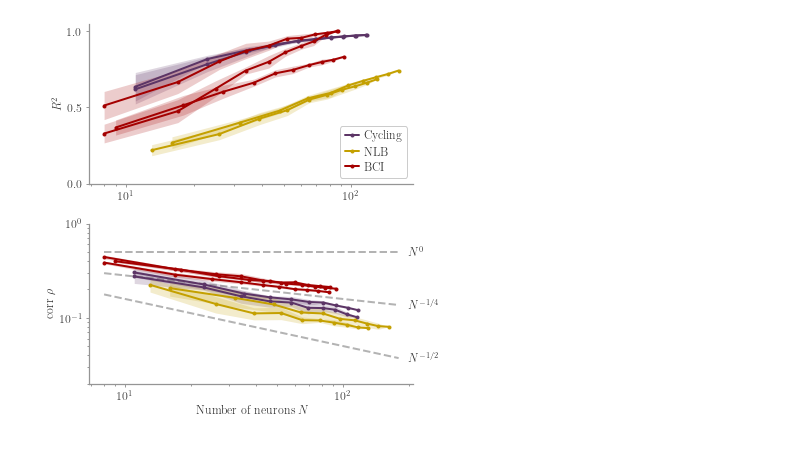
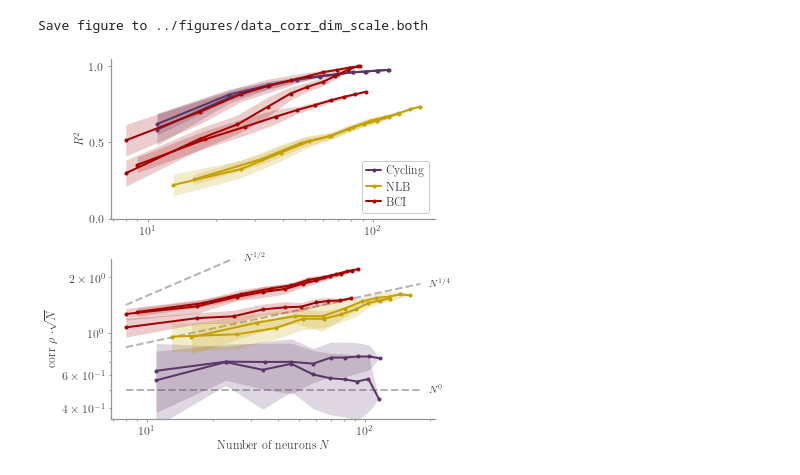
Before and after one commit to frschu/aligned_oblique_in_rnns, a Jupyter notebook: notebooks/experimental_data_plot.ipynb, the cells around one changed output. Saved outputs shown, nothing was run; the diff lists cells and outputs as text; code cells hidden in the pictures.

```diff
--- a/notebooks/experimental_data_plot.ipynb
+++ b/notebooks/experimental_data_plot.ipynb
@@ -236,10 +221,7 @@ Save figure to ../../tex/oblique/figures/data_corr_dim.both
 # %%
 # Plot scaling of correlation with network size
-y_keys = [
-    "r_sq",
-    "corr_w_x",
-]
-normalize_corr = False
+y_keys = ["r_sq", "corr_w_x", ]
+normalize_corr = True
 
 n_cols = 1
 n_rows = len(y_keys) // n_cols
@@ -264,7 +246,6 @@ for i_r, i_c in np.ndindex(n_rows, n_cols):
         output_mod = dataset_name.split('-')[-1]
         if dataset_name.startswith("nlb-mc_maze"):
             output_mod = dataset_name.split('-')[-2]
-
 
         ys, ys_sub_t, ys_sub_n = results[dataset_name]
         y = ys[y_key]
@@ -317,34 +298,33 @@ for i_r, i_c in np.ndindex(n_rows, n_cols):
 
         if i_r == 0:
             ax.legend(loc=4, ncol=1,
                 labelspacing=0.4, handlelength=1.2, handletextpad=0.4, columnspacing=0.5,
                 frameon=True, framealpha=1., markerscale=1,
                 bbox_to_anchor=(1, 0)
                          )
 
         lbl = lbls_res[y_key]
         if y_key in ["r_sq"]:
             ax.set_ylim(0, 1.05)
             ax.set_yticks([0, 0.5, 1])
         if y_key == "corr_w_x":# and normalize_corr:
             if normalize_corr:
                 lbl = r"corr $\rho$ $\cdot \sqrt{N}$"
             ax.set_yscale('log')
             if normalize_corr:
                 ax.set_ylim(0.35, ymax)
             else:
                 ax.set_ylim(0.02, ymax)
             # ax.set_ylim(0., ymax)
         ax.set_ylabel(lbl)
 
         # ax.set_ylim(0.2, 2.5)
         if i_r == n_rows-1:
             ax.set_xlabel("Number of neurons $N$")
         ax.set_xscale('log')
 
-    style.fixticks(ax)
-
 fig_name = "data_corr_dim_scale"
-# style.saving_fig(fig, figure_path, fig_name, data_type='both')
+saving_fig(fig, figure_path, fig_name, data_type='both')
 # %% [output]
+Save figure to ../figures/data_corr_dim_scale.both
-[figure, old version]
+[figure, new version]
```
Also changed, not shown: parts of 7 cells of this notebook, 19 other files.
